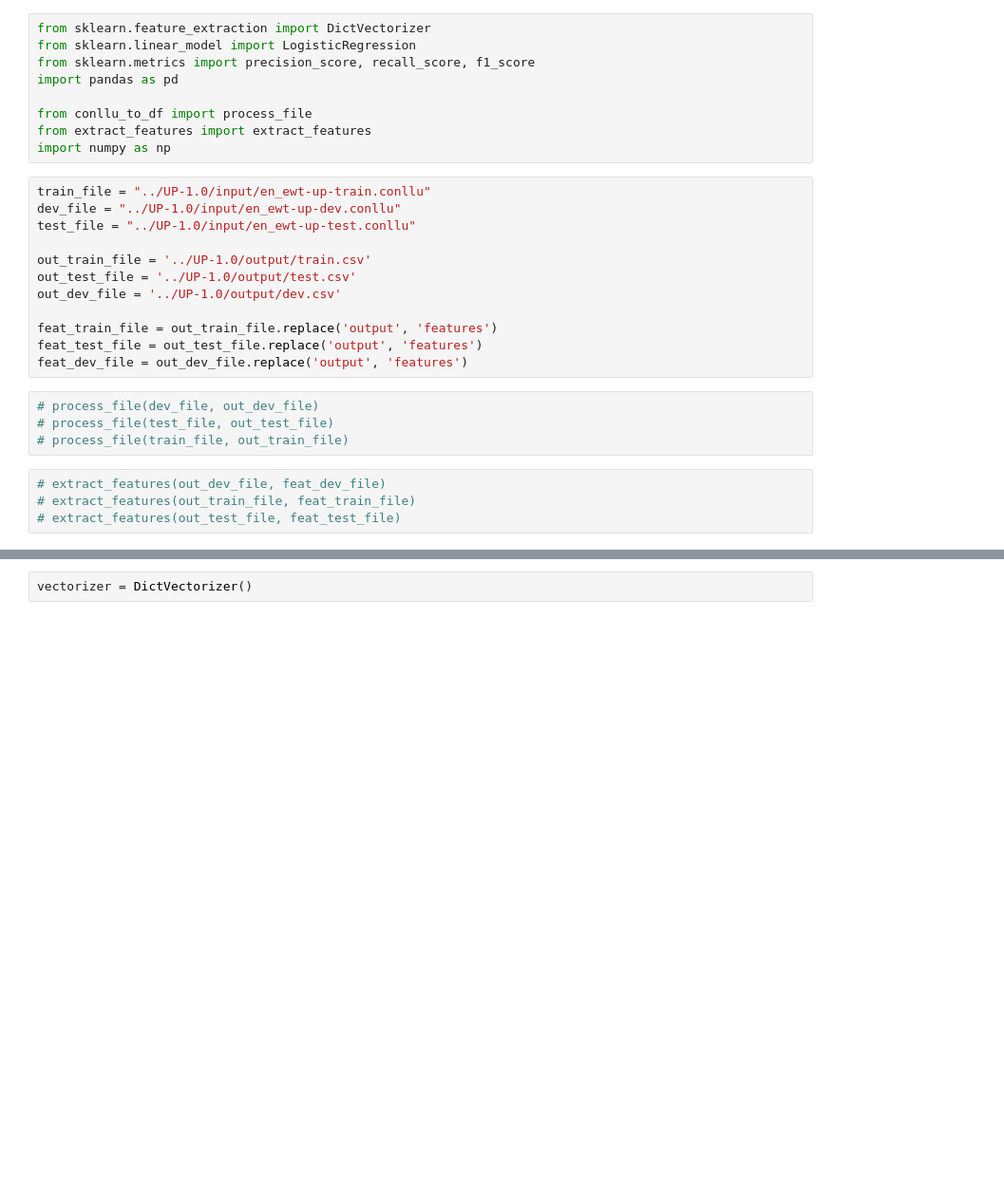
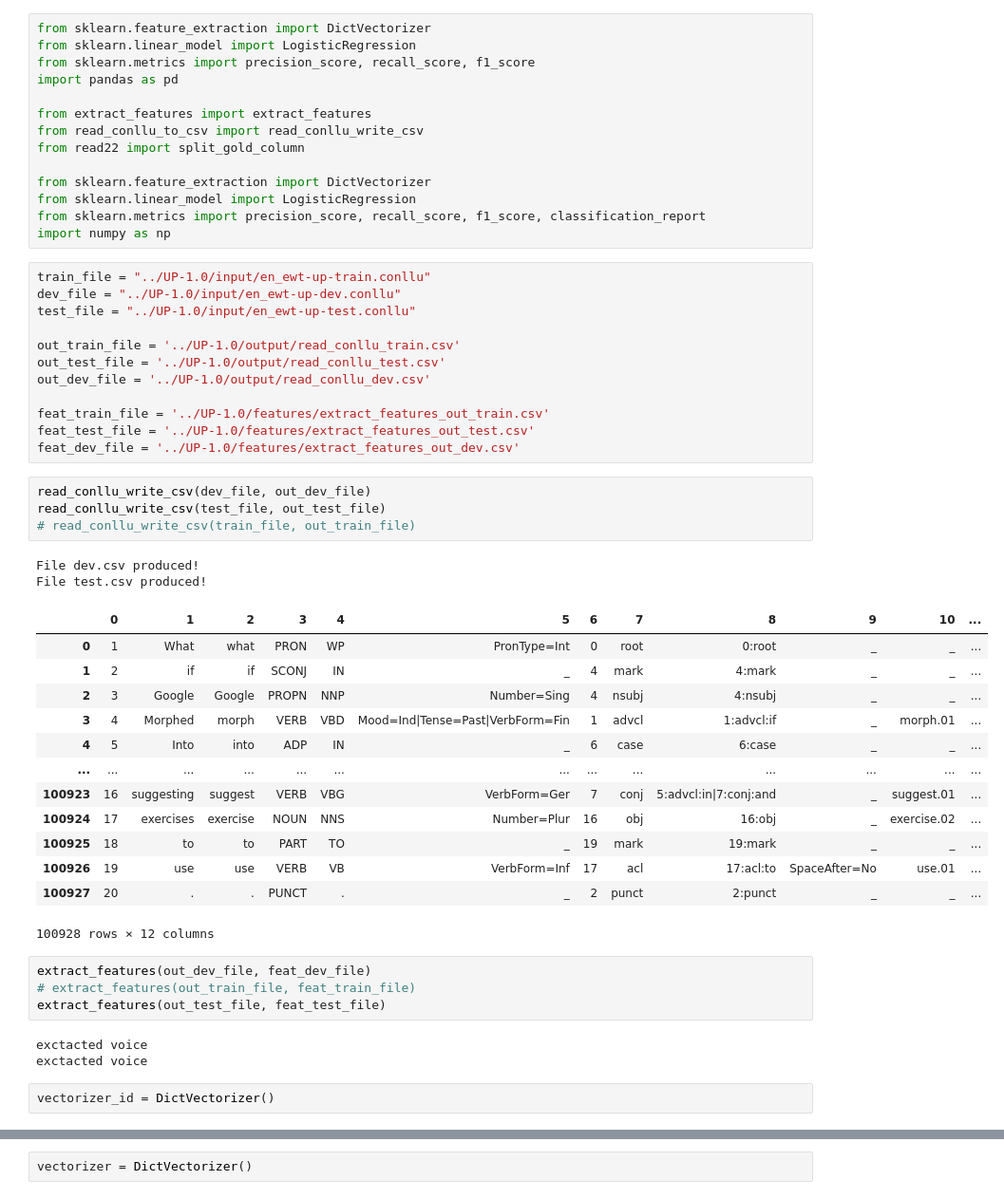
Before and after one commit to andpuc23/AdvancedNLP, a Jupyter notebook: Task_2/code/main.ipynb, the cells around one changed output, grey strips where cells are left out. Shown: that part at 95% size. Saved outputs shown, nothing was run; the diff lists cells and outputs as text; blank space fills up the shorter version.

```diff
--- a/Task_2/code/main.ipynb
+++ b/Task_2/code/main.ipynb
@@ -4,26 +4,52 @@ from sklearn.linear_model import LogisticRegression
 from sklearn.metrics import precision_score, recall_score, f1_score
 import pandas as pd
 
-from conllu_to_df import process_file
 from extract_features import extract_features
+from read_conllu_to_csv import read_conllu_write_csv
+from read22 import split_gold_column
+
+from sklearn.feature_extraction import DictVectorizer
+from sklearn.linear_model import LogisticRegression
+from sklearn.metrics import precision_score, recall_score, f1_score, classification_report
 import numpy as np
 # %%
 train_file = "../UP-1.0/input/en_ewt-up-train.conllu"
 dev_file = "../UP-1.0/input/en_ewt-up-dev.conllu"
 test_file = "../UP-1.0/input/en_ewt-up-test.conllu"
 
-out_train_file = '../UP-1.0/output/train.csv'
-out_test_file = '../UP-1.0/output/test.csv'
-out_dev_file = '../UP-1.0/output/dev.csv'
+out_train_file = '../UP-1.0/output/read_conllu_train.csv'
+out_test_file = '../UP-1.0/output/read_conllu_test.csv'
+out_dev_file = '../UP-1.0/output/read_conllu_dev.csv'
 
-feat_train_file = out_train_file.replace('output', 'features')
-feat_test_file = out_test_file.replace('output', 'features')
-feat_dev_file = out_dev_file.replace('output', 'features')
+feat_train_file = '../UP-1.0/features/extract_features_out_train.csv'
+feat_test_file = '../UP-1.0/features/extract_features_out_test.csv'
+feat_dev_file = '../UP-1.0/features/extract_features_out_dev.csv'
 # %%
-# process_file(dev_file, out_dev_file)
-# process_file(test_file, out_test_file)
-# process_file(train_file, out_train_file)
+read_conllu_write_csv(dev_file, out_dev_file)
+read_conllu_write_csv(test_file, out_test_file)
+# read_conllu_write_csv(train_file, out_train_file)
+# %% [output]
+File dev.csv produced!
+File test.csv produced!
+|  | 0 | 1 | 2 | 3 | 4 | 5 | 6 | 7 | 8 | 9 | 10 | ... |
+| 0 | 1 | What | what | PRON | WP | PronType=Int | 0 | root | 0:root | _ | _ | ... |
+| 1 | 2 | if | if | SCONJ | IN | _ | 4 | mark | 4:mark | _ | _ | ... |
+| 2 | 3 | Google | Google | PROPN | NNP | Number=Sing | 4 | nsubj | 4:nsubj | _ | _ | ... |
+| 3 | 4 | Morphed | morph | VERB | VBD | Mood=Ind|Tense=Past|VerbForm=Fin | 1 | advcl | 1:advcl:if | _ | morph.01 | ... |
+| 4 | 5 | Into | into | ADP | IN | _ | 6 | case | 6:case | _ | _ | ... |
+| ... | ... | ... | ... | ... | ... | ... | ... | ... | ... | ... | ... | ... |
+| 100923 | 16 | suggesting | suggest | VERB | VBG | VerbForm=Ger | 7 | conj | 5:advcl:in|7:conj:and | _ | suggest.01 | ... |
+| 100924 | 17 | exercises | exercise | NOUN | NNS | Number=Plur | 16 | obj | 16:obj | _ | exercise.02 | ... |
+| 100925 | 18 | to | to | PART | TO | _ | 19 | mark | 19:mark | _ | _ | ... |
+| 100926 | 19 | use | use | VERB | VB | VerbForm=Inf | 17 | acl | 17:acl:to | SpaceAfter=No | use.01 | ... |
+| 100927 | 20 | . | . | PUNCT | . | _ | 2 | punct | 2:punct | _ | _ | ... |
+100928 rows × 12 columns
 # %%
-# extract_features(out_dev_file, feat_dev_file)
+extract_features(out_dev_file, feat_dev_file)
 # extract_features(out_train_file, feat_train_file)
-# extract_features(out_test_file, feat_test_file)
+extract_features(out_test_file, feat_test_file)
+# %% [output]
+exctacted voice
+exctacted voice
+# %%
+vectorizer_id = DictVectorizer()
```
Also changed, not shown: parts of 17 cells of this notebook.
